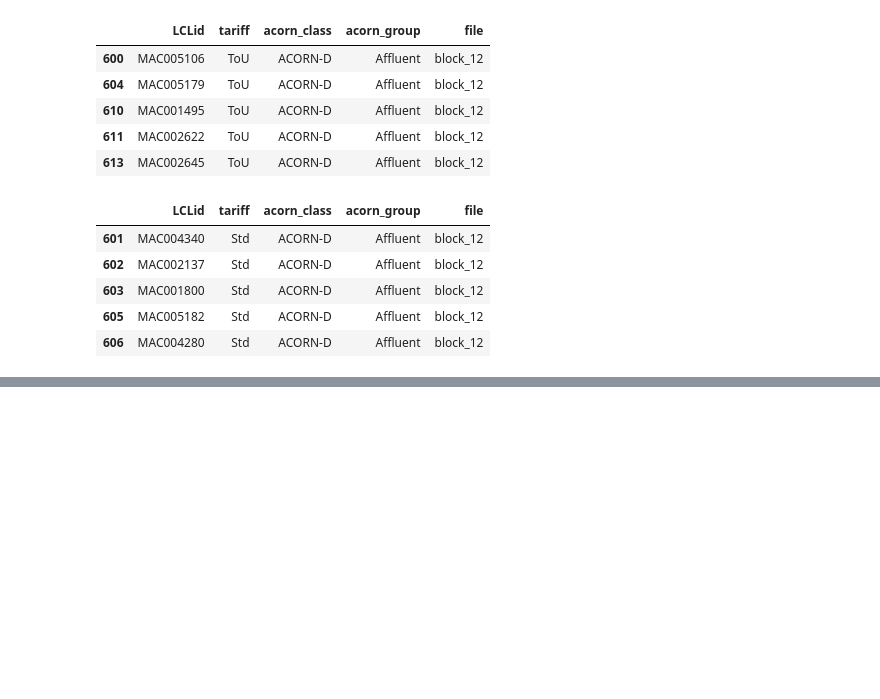
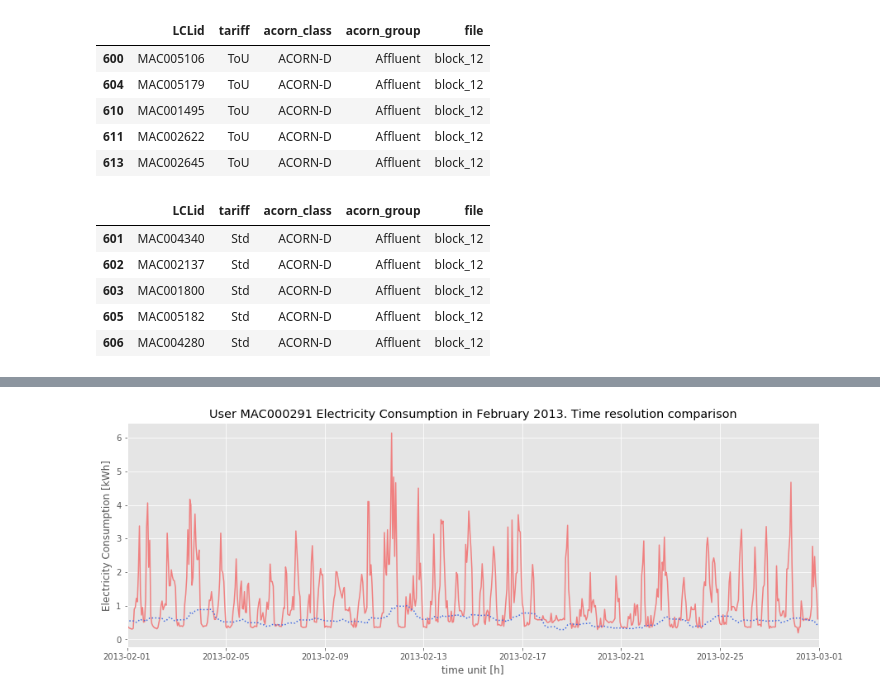
Before and after one commit to wobniarin/Project-Week-8-Final-Project, a Jupyter notebook: your-project/2.JupyterNotebooks/3_End_User_Analysis.ipynb, the cells around one changed output, grey strips where cells are left out. Drawn from its saved outputs; the diff is of its cells as text; code cells hidden in the pictures; blank space fills up the shorter version.

```diff
--- a/your-project/2.JupyterNotebooks/3_End_User_Analysis.ipynb
+++ b/your-project/2.JupyterNotebooks/3_End_User_Analysis.ipynb
@@ -113,0 +182,12 @@ half_hourly_df.head()
+# %%
+plt.figure(figsize=(15,5))
+plt.plot(MAC000291_df_h['2013-02'], color='lightcoral')
+plt.plot(moving_avg_24h, color='royalblue', linestyle=':' )
+plt.title('User MAC000291 Electricity Consumption in February 2013. Time resolution comparison')
+plt.xlabel('time unit [h]', fontsize=12)
+plt.ylabel('Electricity Consumption [kWh]', fontsize=12)
+
+plt.xlim('2013-02-01 00:00:00', '2013-03-01 00:00:00')
+plt.show()
+# %% [output]
+[figure, added]
```
Also changed, not shown: parts of 28 cells of this notebook, 3 other files.
